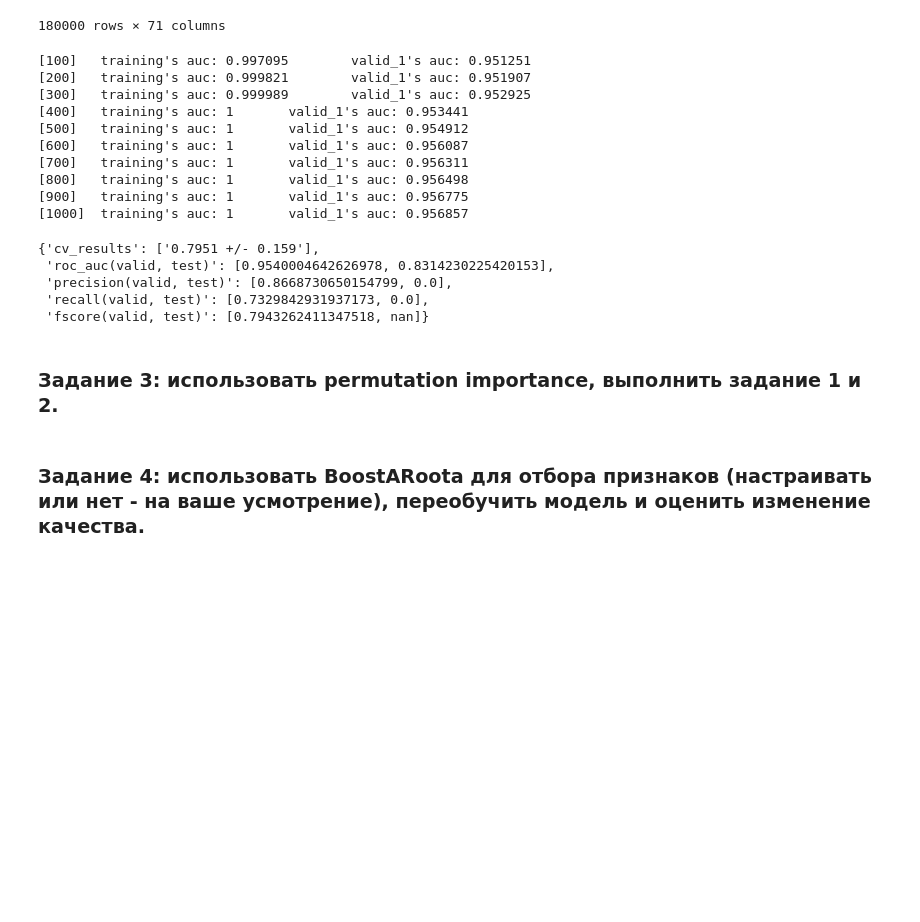
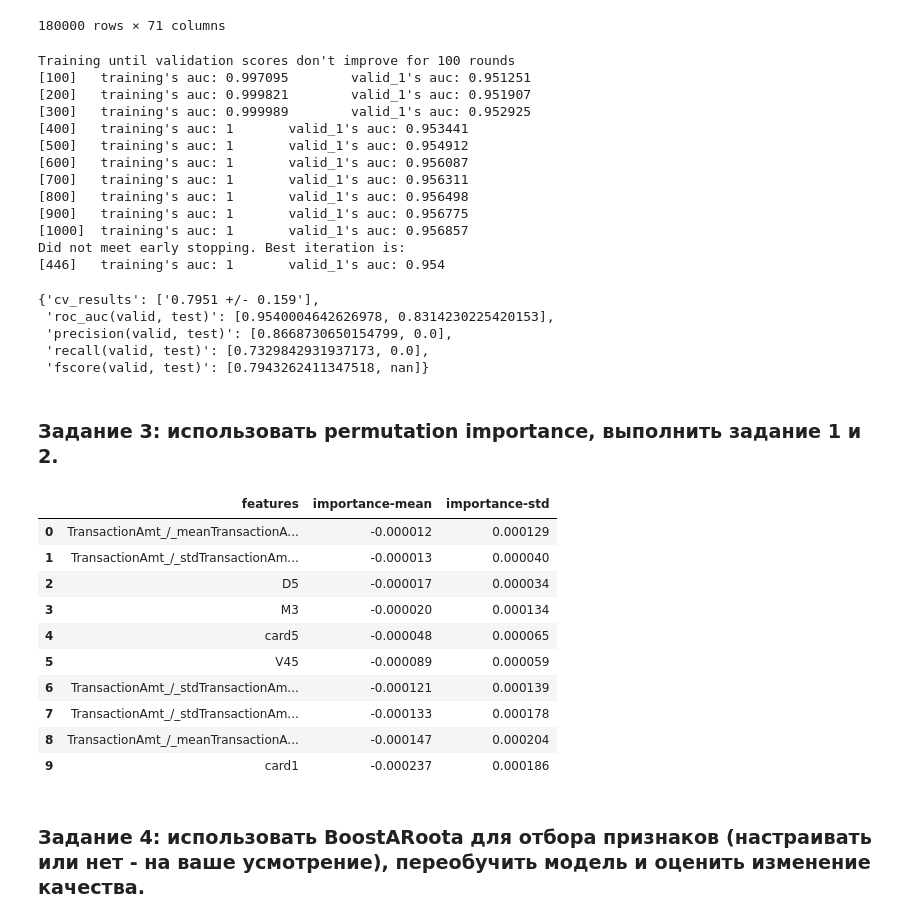
Before and after one commit to OlegRev/SportsDataAnalysis.KagglePlatform, a Jupyter notebook: hw_lesson_6.ipynb, the cells around one changed output. Drawn from its saved outputs; the diff is of its cells as text; code cells hidden in the pictures; blank space fills up the shorter version.

```diff
--- a/hw_lesson_6.ipynb
+++ b/hw_lesson_6.ipynb
@@ -276,6 +381,6 @@ Total NA-values = 16787436
 
 ### Задание 0: выбрать любимую модель и схему валидации решения, зафиксировать базовое качество модели.
 # %%
-model, res_0 = run_model(train_data, train_target, test_data, test_target)
-res_0
+model_0, res_0, x_train, y_train, x_valid, y_valid  = run_model(train_data, train_target, test_data, test_target)
+model_0, res_0
 # %% [output]
@@ -299,8 +412,8 @@ plt.show()
 # %% [output]
 [figure]
 # %%
-feature_importances_df = pd.DataFrame({"feature_name":model.feature_name_ ,
-                                       "feature_importances":model.feature_importances_.tolist()})
+feature_importances_df = pd.DataFrame({"feature_name":model_0.feature_name_ ,
+                                       "feature_importances":model_0.feature_importances_.tolist()})
 feature_importances_df.sort_values('feature_importances', ascending=False)
 # %% [output]
 |  | feature_name | feature_importances |
@@ -358,9 +471,10 @@ train_data_drop
 | 179999 | 3958317 | 17480 | 528.0 | 226.0 | 123.0 | 5.0 | NaN | gmail.com | NaN | ... |
 180000 rows × 71 columns
 # %%
-model_drop, res_1 = run_model(train_data_drop, train_target, test_data_drop, test_target)
+model_drop, res_1, x_train_1, y_train_1, x_valid_1, y_valid_1 = run_model(train_data_drop, train_target, test_data_drop, test_target)
 res_1
 # %% [output]
+Training until validation scores don't improve for 100 rounds
 [100]   training's auc: 0.997095        valid_1's auc: 0.951251
 [200]   training's auc: 0.999821        valid_1's auc: 0.951907
 [300]   training's auc: 0.999989        valid_1's auc: 0.952925
@@ -371,6 +485,8 @@ res_1
 [800]   training's auc: 1       valid_1's auc: 0.956498
 [900]   training's auc: 1       valid_1's auc: 0.956775
 [1000]  training's auc: 1       valid_1's auc: 0.956857
+Did not meet early stopping. Best iteration is:
+[446]   training's auc: 1       valid_1's auc: 0.954
 {'cv_results': ['0.7951 +/- 0.159'],
  'roc_auc(valid, test)': [0.9540004642626978, 0.8314230225420153],
  'precision(valid, test)': [0.8668730650154799, 0.0],
@@ -380,3 +496,35 @@ res_1
 <p><a name="task_3"></a></p>
 
 ### Задание 3: использовать permutation importance, выполнить задание 1 и 2.
+# %%
+from sklearn.inspection import permutation_importance
+
+importance = permutation_importance(
+    model_drop, x_valid_1, y_valid_1, scoring="roc_auc", n_jobs=-1, random_state=21
+)
+# %%
+importance_scores = pd.DataFrame({
+    "features": x_valid_1.columns,
+    "importance-mean": importance.importances_mean,
+    "importance-std": importance.importances_std,
+})
+
+importance_scores = importance_scores.sort_values(
+    by="importance-mean", ascending=False
+)
+importance_scores = importance_scores.reset_index(drop=True)
+decrease_scores = importance_scores[importance_scores["importance-mean"]<=0]
+decrease_scores = decrease_scores.reset_index(drop=True)
+decrease_scores
+# %% [output]
+|  | features | importance-mean | importance-std |
+| 0 | TransactionAmt_/_meanTransactionA... | -0.000012 | 0.000129 |
+| 1 | TransactionAmt_/_stdTransactionAm... | -0.000013 | 0.000040 |
+| 2 | D5 | -0.000017 | 0.000034 |
+| 3 | M3 | -0.000020 | 0.000134 |
+| 4 | card5 | -0.000048 | 0.000065 |
+| 5 | V45 | -0.000089 | 0.000059 |
+| 6 | TransactionAmt_/_stdTransactionAm... | -0.000121 | 0.000139 |
+| 7 | TransactionAmt_/_stdTransactionAm... | -0.000133 | 0.000178 |
+| 8 | TransactionAmt_/_meanTransactionA... | -0.000147 | 0.000204 |
+| 9 | card1 | -0.000237 | 0.000186 |
```
Also changed, not shown: parts of 13 cells of this notebook.
